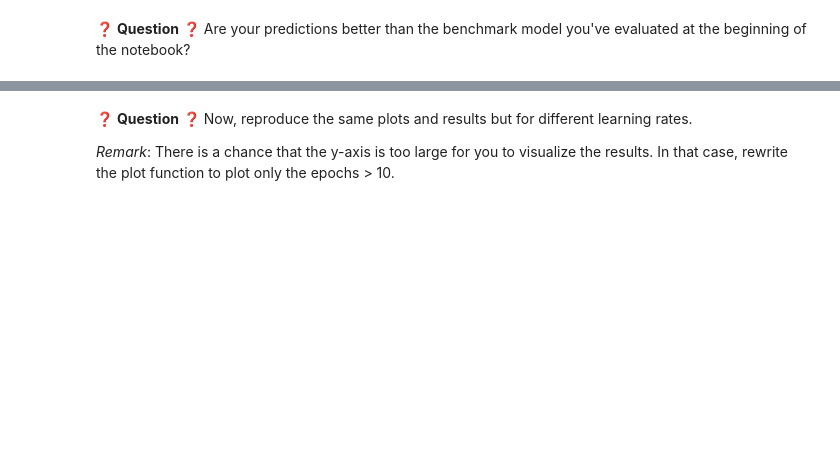
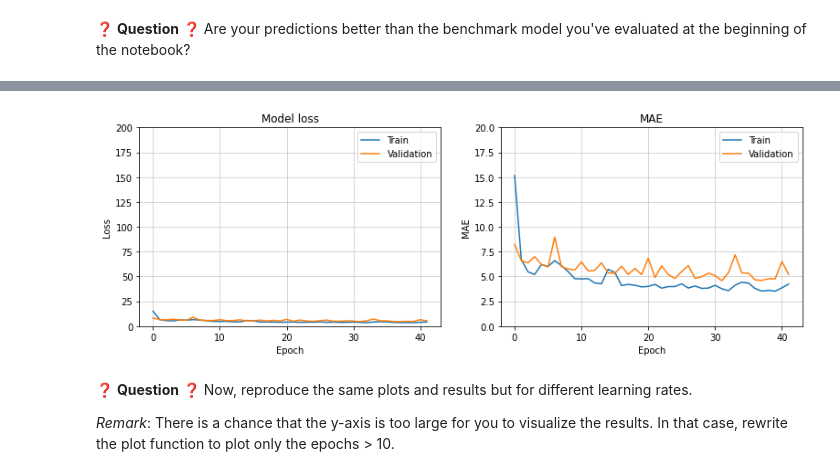
Before and after one commit to flo-collab/P10_my1st_deep, a Jupyter notebook: Exercise3/Finetune-your-neural-network.ipynb, the cells around one changed output, grey strips where cells are left out. Cells and saved outputs as stored; diff of their text form; code cells hidden in the pictures; blank space fills up the shorter version.

```diff
--- a/Exercise3/Finetune-your-neural-network.ipynb
+++ b/Exercise3/Finetune-your-neural-network.ipynb
@@ -174,3 +357,18 @@ As the learning rate is initialized with default values when you compile the mod
+# %%
+lboston_model = initialize_model()
+lboston_model.compile(
+    optimizer=keras.optimizers.Adam(learning_rate=0.1),
+    loss='mean_absolute_error',
+    metrics = ['mae'])
+history = lboston_model.fit(X_train, y_train,
+                      batch_size=16,
+                      epochs=500,
+                      validation_split=0.3,
+                      callbacks=[es], verbose=0)
+
+plot_loss_mae(history)
+# %% [output]
+[figure, added]
 # %% [markdown]
 ❓ **Question** ❓ Now, reproduce the same plots and results but for different learning rates.
 
```
Also changed, not shown: parts of 33 cells of this notebook, 3 other files.
